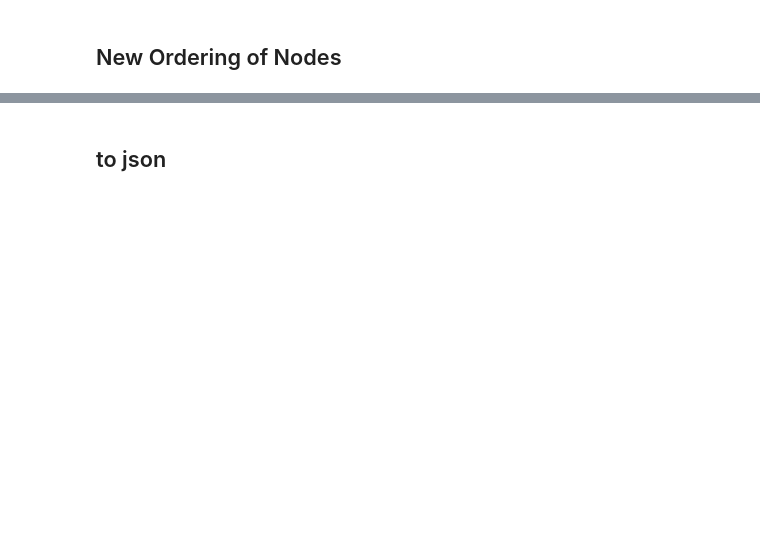
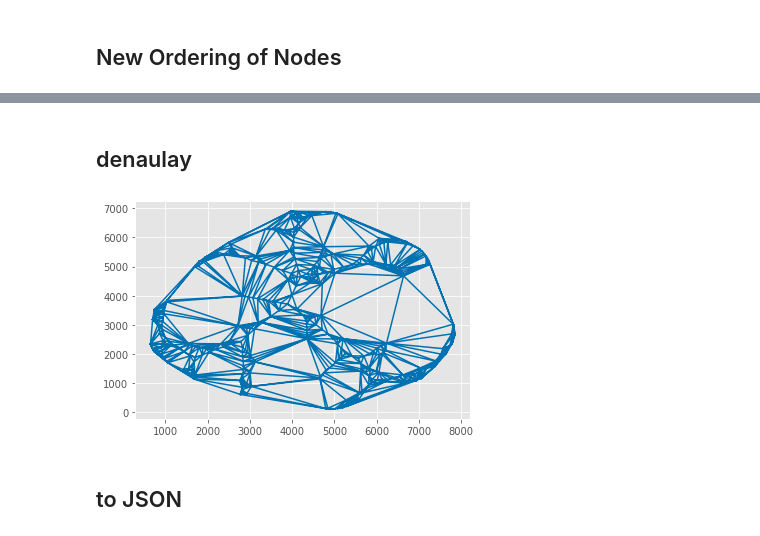
Before and after one commit to tiga1231/zmlt, a Jupyter notebook: dot2json.ipynb, the cells around one changed output, grey strips where cells are left out. Cells and saved outputs as stored; diff of their text form; code cells hidden in the pictures; blank space fills up the shorter version.

```diff
--- a/dot2json.ipynb
+++ b/dot2json.ipynb
@@ -473,0 +609,15 @@ print(f'{dt} sec')
+# %%
+ideal_edge_length = {
+    e: g.edges[e]['weight']
+    for e in g.edges
+}
+actual_edge_length = {
+    (p0,p1): np.linalg.norm(np.array(pos[p1])-np.array(pos[p0]))
+    for (p0,p1) in g.edges
+}
+num = np.sum([ideal_edge_length[k]**2/actual_edge_length[k] for k in g.edges])
+den = np.sum([ideal_edge_length[k] for k in g.edges])
+s = num / den
+print(f's = {s}')
+
+pos = {k:np.array(v)*s for k,v in pos.items()}
@@ -618,5 +767,35 @@ node_order = [n[0] for n in sorted(nodeorder_level_pairs, key=lambda x:x[1])]
+# %%
+edge_order = []
+for i,n in enumerate(tqdm(node_order)):
+    m = node_order[i]
+    for n in node_order[:i]:
+        if (m,n) in g.edges:
+            edge_order.append((m,n))
+        if (n,m) in g.edges:
+            edge_order.append((n,m))
+# %% [markdown]
+## denaulay
+# %%
+def simplex2edges(sim, points):
+    res = dict()
+    for t in sim:
+        for i in range(3):
+            a,b = t[i], t[(i+1)%3]
+            if a > b:
+                a,b = b,a
+            res[(a,b)] = np.linalg.norm(points[a] - points[b])
+    return res
+
+points = np.array(list(pos[i] for i in node_order))
+tri = Delaunay(points)
+plt.triplot(points[:,0], points[:,1], tri.simplices)
+plt.show()
+
+denaulayDistance = simplex2edges(tri.simplices, points)
+# %% [output]
+[figure, added]
 # %% [markdown]
-## to json
+## to JSON
 # %%
 ##graph to list
 nodes = {k: g.nodes[k] for k in g.nodes}
```
Also changed, not shown: parts of 31 cells of this notebook, 7 other files.
